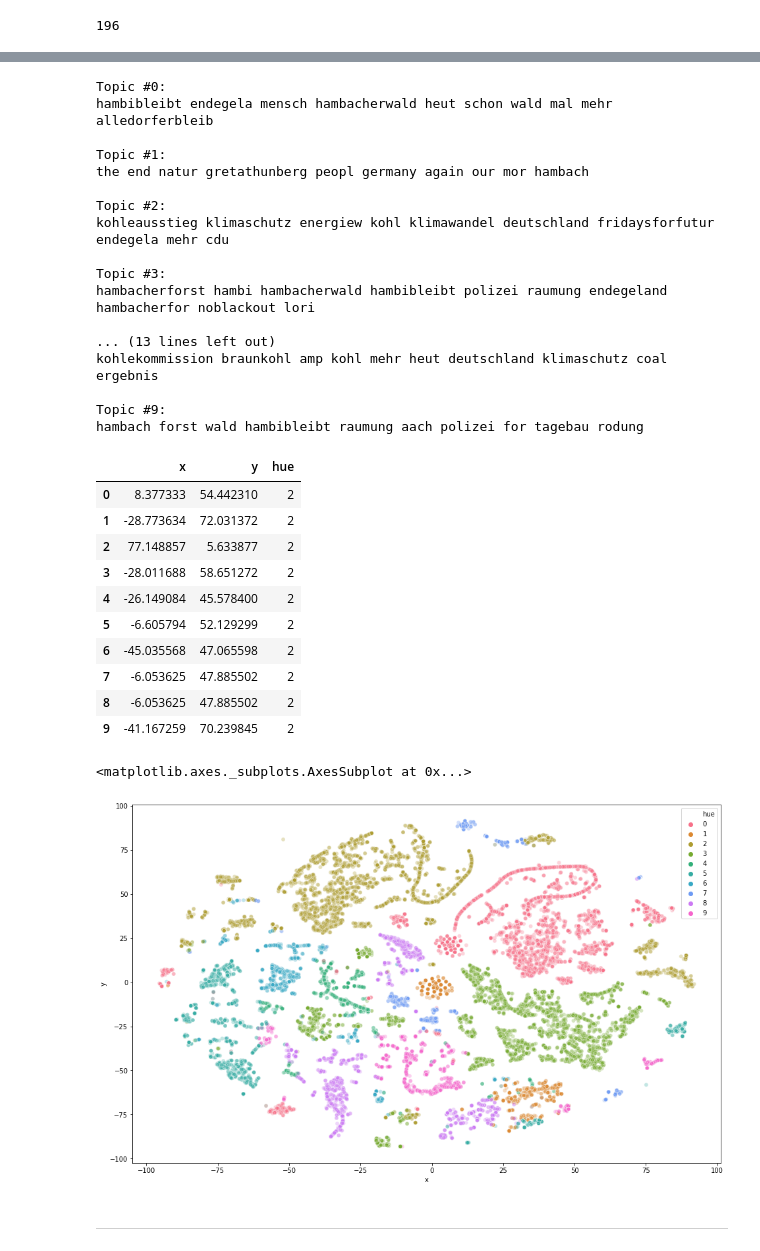
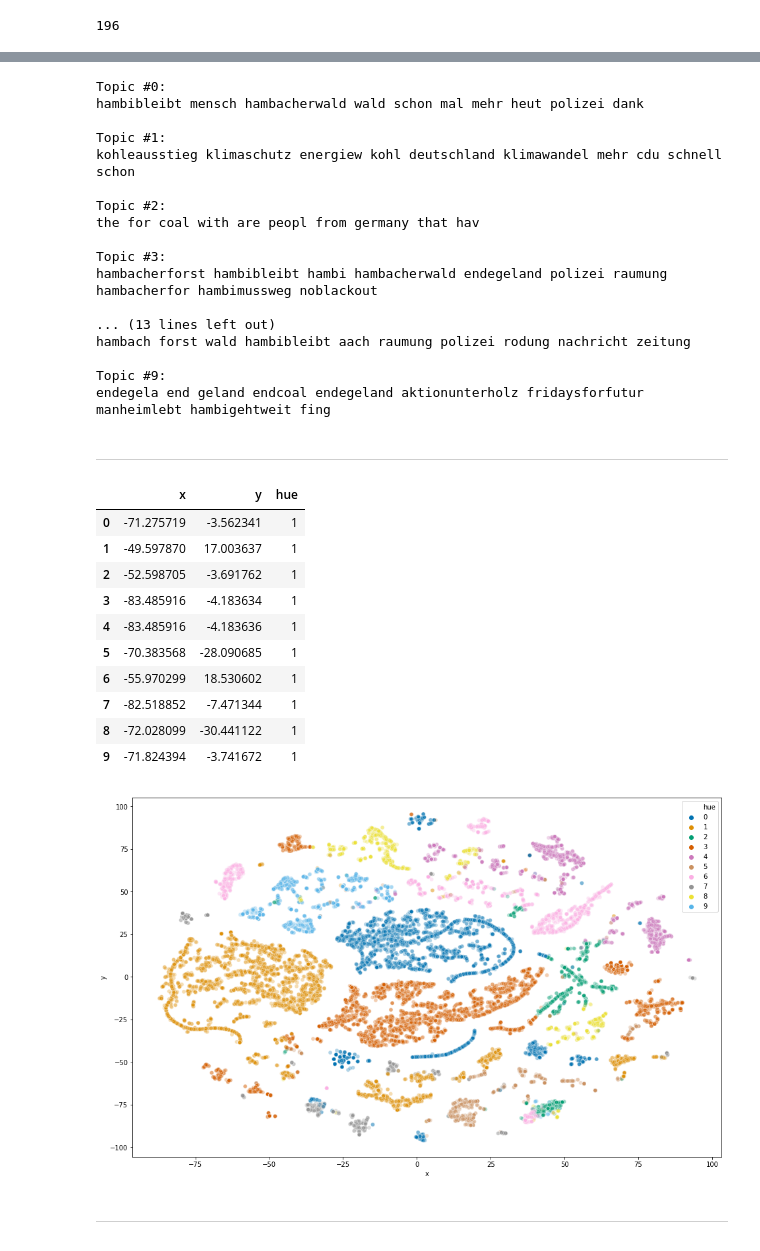
Before and after one commit to yuantinglee/twitter-discourse, a Jupyter notebook: analysis/desc_topics.ipynb, the cells around one changed output, grey strips where cells are left out. Drawn from its saved outputs; the diff is of its cells as text; code cells hidden in the pictures.

Commit message:
update tsne colour

```diff
--- a/analysis/desc_topics.ipynb
+++ b/analysis/desc_topics.ipynb
@@ -45,7 +40,7 @@ print(sns.__version__)
 random.seed(123)
 # %%
 # create project and save tweets to project for easier callup
-p, created = sm.Project.objects.get_or_create(title='Coal Commission')
-p.pk
+# p, created = sm.Project.objects.get_or_create(title='Coal Commission')
+# p.pk
 # %% [output]
 196
@@ -85,0 +86,3 @@ Die neuen besorgten Bürger: - 50.000 Menschen bei #Hambibleibt - 30.000 Mensche
+# %%
+end_date = datetime.datetime.strptime('2019-09-30-+0000', '%Y-%m-%d-%z')
+end_date.tzinfo
@@ -90,7 +95,8 @@ searches = tm.TwitterSearch.objects.filter(project=p)
 ttweets = set(tm.Status.objects.filter(
     searches__in=searches,
     text__isnull=False,
-    retweeted_status__isnull=True
+    retweeted_status__isnull=True,
+    created_at__lte=end_date
 ).values_list('id',flat=True))
 
 print(len(ttweets))
@@ -173,23 +179,25 @@ def print_top_words(model, feature_names, n_top_words):
 print_top_words(model, tfidf_feature_names, 10)
 # %% [output]
 Topic #0:
-hambibleibt endegela mensch hambacherwald heut schon wald mal mehr alledorferbleib
+hambibleibt mensch hambacherwald wald schon mal mehr heut polizei dank
 
 Topic #1:
-the end natur gretathunberg peopl germany again our mor hambach
+kohleausstieg klimaschutz energiew kohl deutschland klimawandel mehr cdu schnell schon
 
 Topic #2:
-kohleausstieg klimaschutz energiew kohl klimawandel deutschland fridaysforfutur endegela mehr cdu
+the for coal with are peopl from germany that hav
 
 Topic #3:
-hambacherforst hambi hambacherwald hambibleibt polizei raumung endegeland hambacherfor noblackout lori
+hambacherforst hambibleibt hambi hambacherwald endegeland polizei raumung hambacherfor hambimussweg noblackout
 
 ... (13 lines left out)
-kohlekommission braunkohl amp kohl mehr heut deutschland klimaschutz coal ergebnis
+hambach forst wald hambibleibt aach raumung polizei rodung nachricht zeitung
 
 Topic #9:
-hambach forst wald hambibleibt raumung aach polizei for tagebau rodung
+endegela end geland endcoal endegeland aktionunterholz fridaysforfutur manheimlebt hambigehtweit fing
 # %%
 nmf_embedding = model.transform(tfidf)
 nmf_embedding = (nmf_embedding - nmf_embedding.mean(axis=0))/nmf_embedding.std(axis=0)
+# %% [markdown]
+---
 # %%
@@ -202,27 +211,28 @@ tsne_embedding['hue'] = nmf_embedding.argmax(axis=1)
 tsne_embedding[:10]
 # %% [output]
 |  | x | y | hue |
-| 0 | 8.377333 | 54.442310 | 2 |
-| 1 | -28.773634 | 72.031372 | 2 |
-| 2 | 77.148857 | 5.633877 | 2 |
-| 3 | -28.011688 | 58.651272 | 2 |
-| 4 | -26.149084 | 45.578400 | 2 |
-| 5 | -6.605794 | 52.129299 | 2 |
-| 6 | -45.035568 | 47.065598 | 2 |
-| 7 | -6.053625 | 47.885502 | 2 |
-| 8 | -6.053625 | 47.885502 | 2 |
-| 9 | -41.167259 | 70.239845 | 2 |
+| 0 | -71.275719 | -3.562341 | 1 |
+| 1 | -49.597870 | 17.003637 | 1 |
+| 2 | -52.598705 | -3.691762 | 1 |
+| 3 | -83.485916 | -4.183634 | 1 |
+| 4 | -83.485916 | -4.183636 | 1 |
+| 5 | -70.383568 | -28.090685 | 1 |
+| 6 | -55.970299 | 18.530602 | 1 |
+| 7 | -82.518852 | -7.471344 | 1 |
+| 8 | -72.028099 | -30.441122 | 1 |
+| 9 | -71.824394 | -3.741672 | 1 |
 # %%
 plt.figure(figsize=(16,10))
 sns.scatterplot(
     x=tsne_embedding['x'], y=tsne_embedding['y'],
     hue=tsne_embedding['hue'],
-    palette=sns.color_palette("husl", 10),
+    palette=sns.color_palette("colorblind", 10),
     legend="full",
     alpha=0.3
 )
+plt.savefig("plots/tsne.png", dpi=200)
+plt.show()
 # %% [output]
-<matplotlib.axes._subplots.AxesSubplot at 0x...>
-[figure, old version]
+[figure, new version]
 # %% [markdown]
 ---
```
Also changed, not shown: parts of 12 cells of this notebook, 1 other file.
